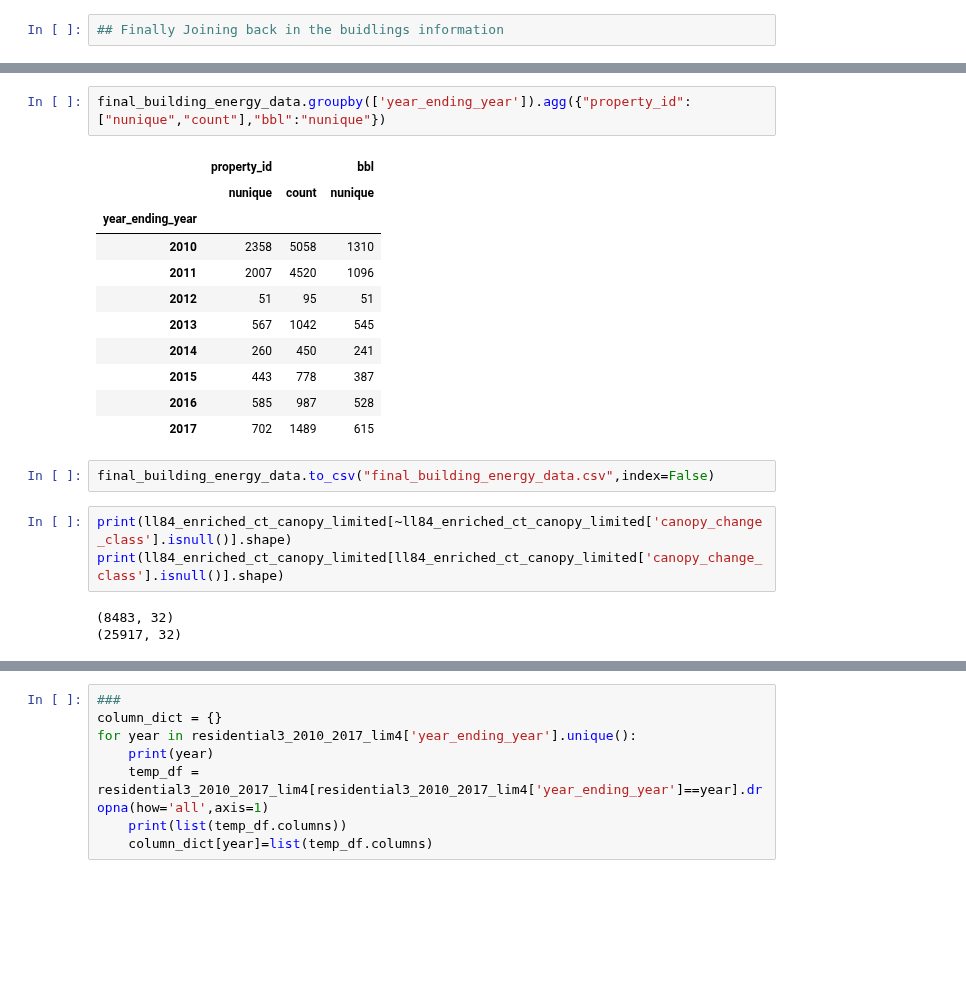
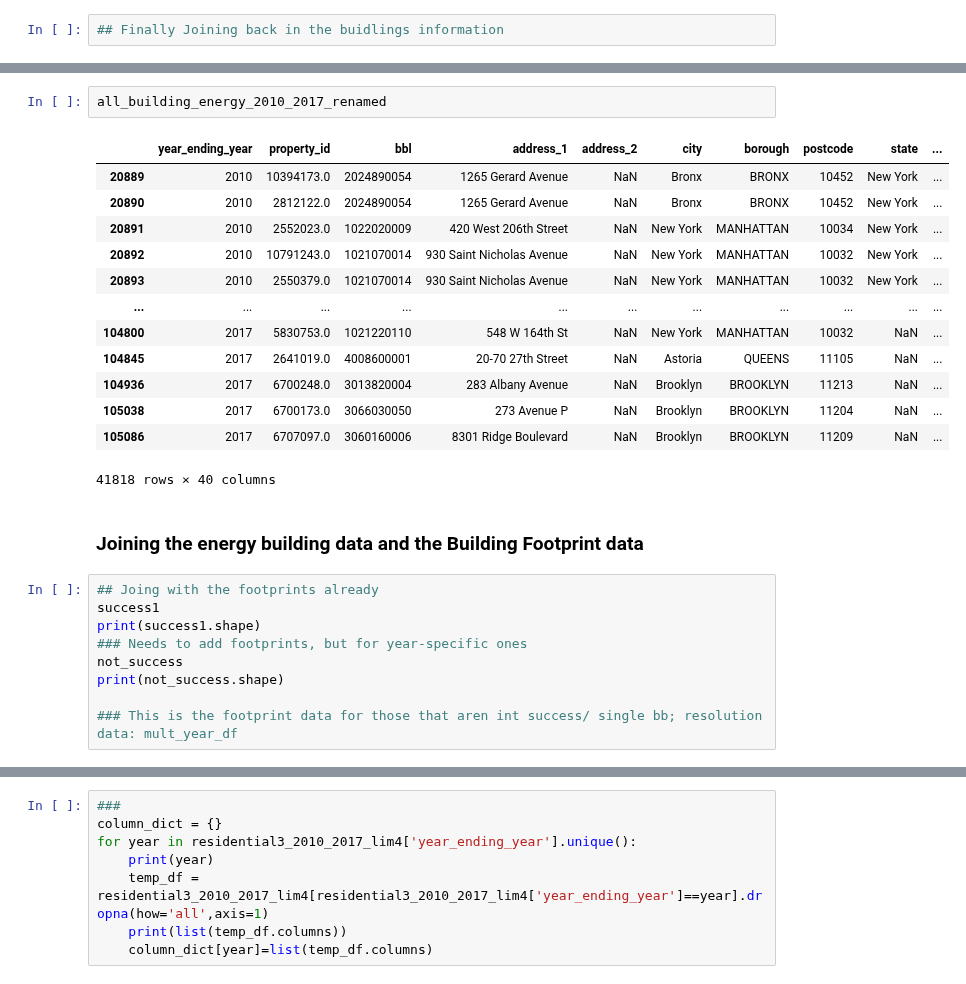
Before and after one commit to jhnboyy/CUNY_SPS_WORK, a Jupyter notebook: FALL2025/DATA698/BuildingWork_Part1.ipynb, the cells around one changed output, grey strips where cells are left out. Drawn from its saved outputs; the diff is of its cells as text; blank space fills up the shorter version.

Commit message:
additional work on the code yielding my final data set that is ready for modeling.

```diff
--- a/FALL2025/DATA698/BuildingWork_Part1.ipynb
+++ b/FALL2025/DATA698/BuildingWork_Part1.ipynb
@@ -2261,22 +2177,27 @@ final_building_energy_data = all_building_energy_2010_2017_renamed[join_columns]
-# %%
-final_building_energy_data.groupby(['year_ending_year']).agg({"property_id":["nunique","count"],"bbl":"nunique"})
-# %% [output]
-|  | property_id |  | bbl |
-|  | nunique | count | nunique |
-| year_ending_year |  |  |  |
-| 2010 | 2358 | 5058 | 1310 |
-| 2011 | 2007 | 4520 | 1096 |
-| 2012 | 51 | 95 | 51 |
-| 2013 | 567 | 1042 | 545 |
-| 2014 | 260 | 450 | 241 |
-| 2015 | 443 | 778 | 387 |
-| 2016 | 585 | 987 | 528 |
-| 2017 | 702 | 1489 | 615 |
-# %%
-final_building_energy_data.to_csv("final_building_energy_data.csv",index=False)
-# %%
-print(ll84_enriched_ct_canopy_limited[~ll84_enriched_ct_canopy_limited['canopy_change_class'].isnull()].shape)
-print(ll84_enriched_ct_canopy_limited[ll84_enriched_ct_canopy_limited['canopy_change_class'].isnull()].shape)
-# %% [output]
-(8483, 32)
-(25917, 32)
+# %%
+all_building_energy_2010_2017_renamed
+# %% [output]
+|  | year_ending_year | property_id | bbl | address_1 | address_2 | city | borough | postcode | state | ... |
+| 20889 | 2010 | 10394173.0 | 2024890054 | 1265 Gerard Avenue | NaN | Bronx | BRONX | 10452 | New York | ... |
+| 20890 | 2010 | 2812122.0 | 2024890054 | 1265 Gerard Avenue | NaN | Bronx | BRONX | 10452 | New York | ... |
+| 20891 | 2010 | 2552023.0 | 1022020009 | 420 West 206th Street | NaN | New York | MANHATTAN | 10034 | New York | ... |
+| 20892 | 2010 | 10791243.0 | 1021070014 | 930 Saint Nicholas Avenue | NaN | New York | MANHATTAN | 10032 | New York | ... |
+| 20893 | 2010 | 2550379.0 | 1021070014 | 930 Saint Nicholas Avenue | NaN | New York | MANHATTAN | 10032 | New York | ... |
+| ... | ... | ... | ... | ... | ... | ... | ... | ... | ... | ... |
+| 104800 | 2017 | 5830753.0 | 1021220110 | 548 W 164th St | NaN | New York | MANHATTAN | 10032 | NaN | ... |
+| 104845 | 2017 | 2641019.0 | 4008600001 | 20-70 27th Street | NaN | Astoria | QUEENS | 11105 | NaN | ... |
+| 104936 | 2017 | 6700248.0 | 3013820004 | 283 Albany Avenue | NaN | Brooklyn | BROOKLYN | 11213 | NaN | ... |
+| 105038 | 2017 | 6700173.0 | 3066030050 | 273 Avenue P | NaN | Brooklyn | BROOKLYN | 11204 | NaN | ... |
+| 105086 | 2017 | 6707097.0 | 3060160006 | 8301 Ridge Boulevard | NaN | Brooklyn | BROOKLYN | 11209 | NaN | ... |
+41818 rows × 40 columns
+# %% [markdown]
+### Joining the energy building data and the Building Footprint data
+# %%
+## Joing with the footprints already
+success1
+print(success1.shape)
+### Needs to add footprints, but for year-specific ones
+not_success
+print(not_success.shape)
+
+### This is the footprint data for those that aren int success/ single bb; resolution data: mult_year_df
```
Also changed, not shown: parts of 72 cells of this notebook, 1 other file.
